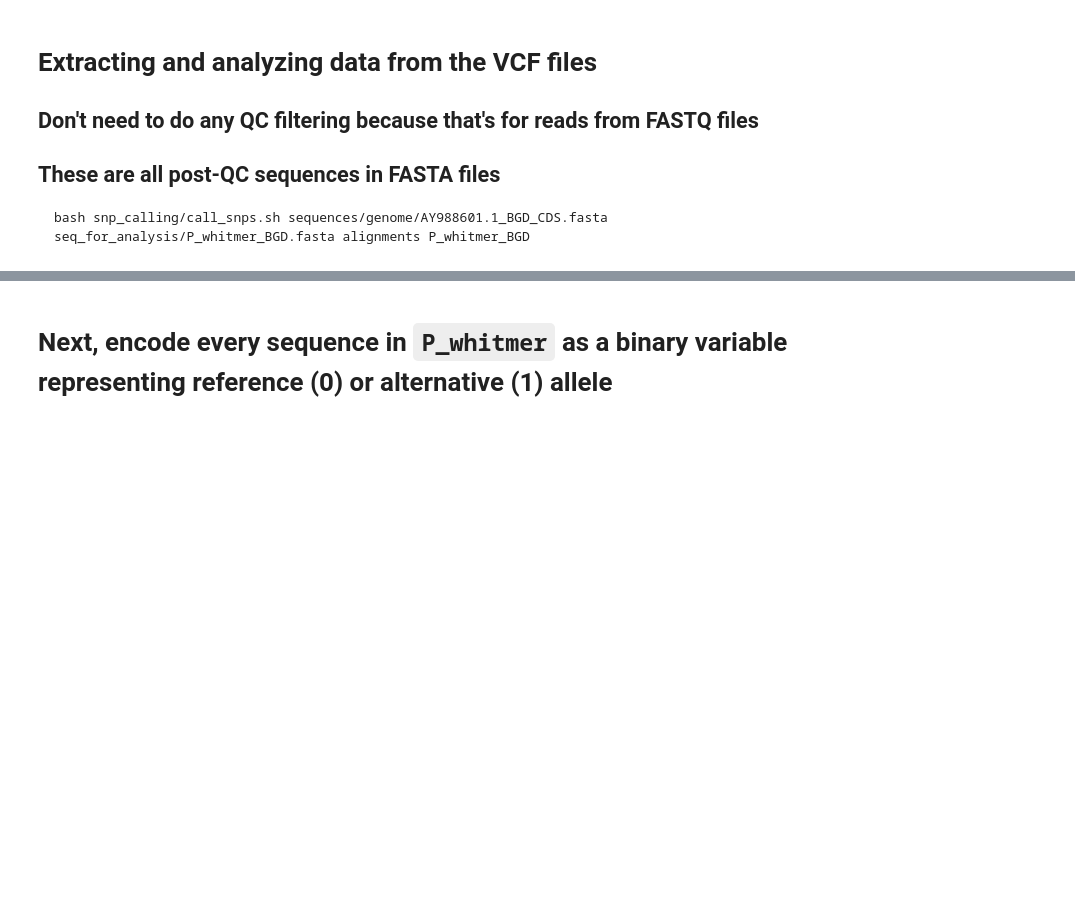
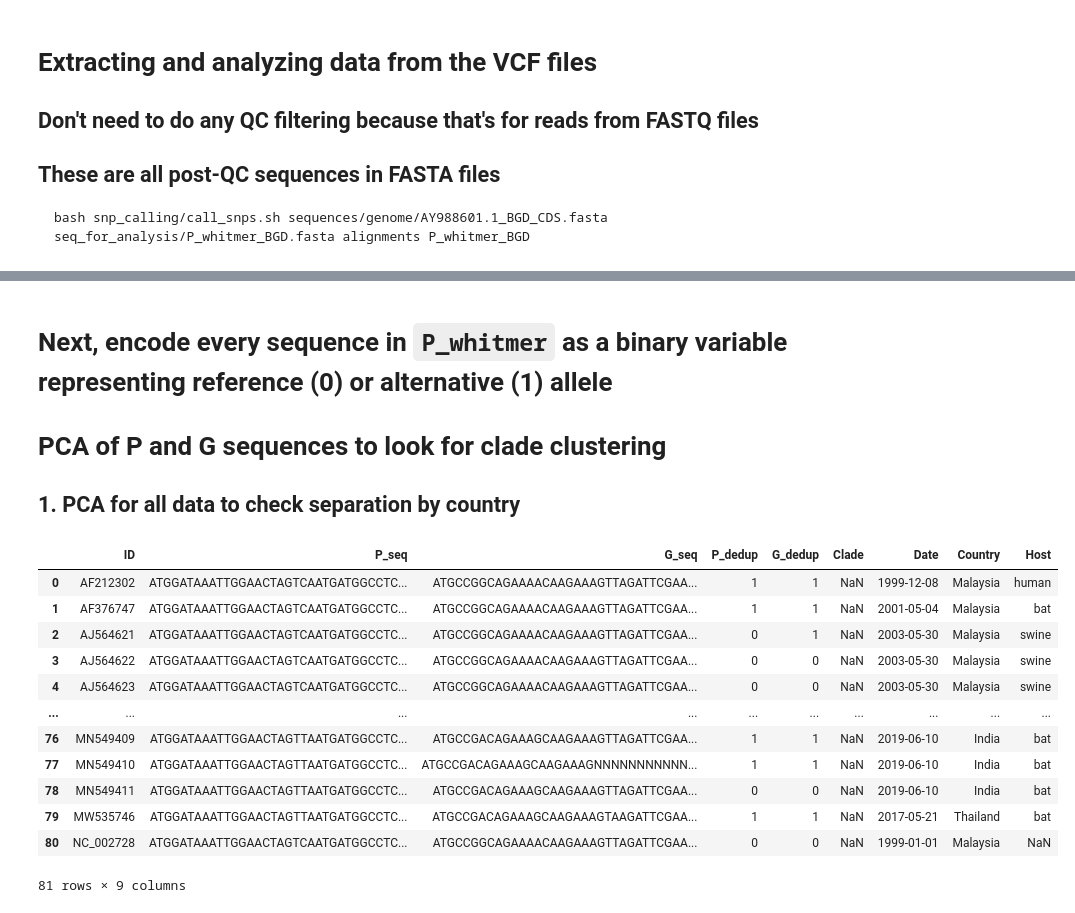
Before and after one commit to sanju99/niv_evo, a Jupyter notebook: clade_differences.ipynb, the cells around one changed output, grey strips where cells are left out. Drawn from its saved outputs; the diff is of its cells as text; code cells hidden in the pictures; blank space fills up the shorter version.

````diff
--- a/clade_differences.ipynb
+++ b/clade_differences.ipynb
@@ -25,4 +28,13 @@ from Bio.SeqRecord import SeqRecord
 ```bash
 bash snp_calling/call_snps.sh sequences/genome/AY988601.1_BGD_CDS.fasta seq_for_analysis/P_whitmer_BGD.fasta alignments P_whitmer_BGD
 ```
+# %%
+# get all the Bangladesh isolates with clade annotations
+P_whitmer = [(seq.id, list(str(seq.seq))) for seq in SeqIO.parse("seq_for_analysis/P_whitmer_BGD.fasta", "fasta")]
+
+names, seqs = list(zip(*P_whitmer))
+seq_df = pd.DataFrame({"Pos": np.arange(2130)+1})
+seq_df = pd.concat([seq_df, pd.DataFrame(seqs).T], axis=1)
+
+seq_df.columns = ["Pos"] + list(names)
 # %%
@@ -82,2 +106,24 @@ P_whitmer = [(seq.id, str(seq.seq)) for seq in SeqIO.parse("seq_for_analysis/P_w
 # %% [markdown]
 # Next, encode every sequence in `P_whitmer` as a binary variable representing reference (0) or alternative (1) allele
+
+# PCA of P and G sequences to look for clade clustering
+
+## 1. PCA for all data to check separation by country
+# %%
+def create_seq_df(metadata):
+
+    # read in all fasta files
+
+    P_all = pd.DataFrame([(seq.id, str(seq.seq)) for seq in SeqIO.parse("sequences/PG/P_seqs.fasta", "fasta")]).rename(columns={0: "ID", 1:"P_seq"})
+    G_all = pd.DataFrame([(seq.id, str(seq.seq)) for seq in SeqIO.parse("sequences/PG/G_seqs.fasta", "fasta")]).rename(columns={0: "ID", 1:"G_seq"})
+
+    P_unique = [seq.id for seq in SeqIO.parse("seq_for_analysis/P_deduplicated.fasta", "fasta")]
+    G_unique = [seq.id for seq in SeqIO.parse("seq_for_analysis/G_deduplicated.fasta", "fasta")]
+
+    seq_df = pd.merge(P_all, G_all, how="outer")
+
+    # add variables for whether a sequence is part of the deduplicated sets (deduplication done randomly because metadata not significantly different to justify selecting a particular sequence)
+    seq_df["P_dedup"] = seq_df["ID"].isin(P_unique).astype(int)
+    seq_df["G_dedup"] = seq_df["ID"].isin(G_unique).astype(int)
+
+    return seq_df.merge(metadata, on="ID", how="outer")
@@ -83,0 +152,25 @@ P_whitmer = [(seq.id, str(seq.seq)) for seq in SeqIO.parse("seq_for_analysis/P_w
+# %%
+metadata = pd.read_csv("metadata_all.csv")
+master_seq_df = create_seq_df(metadata)
+# %%
+# remove NaN rows
+P_not_missing = master_seq_df.loc[(~pd.isnull(master_seq_df["P_seq"]))].reset_index(drop=True)
+
+# remove sequences with more than one missing nucleotide in a row -- indicates large portions that are missing, not just a few ambiguous nucleotides
+# P_not_missing = P_not_missing.loc[~P_not_missing["P_seq"].str.contains("NN")].merge(metadata, on="ID")
+# %%
+P_not_missing
+# %% [output]
+|  | ID | P_seq | G_seq | P_dedup | G_dedup | Clade | Date | Country | Host |
+| 0 | AF212302 | ATGGATAAATTGGAACTAGTCAATGATGGCCTC... | ATGCCGGCAGAAAACAAGAAAGTTAGATTCGAA... | 1 | 1 | NaN | 1999-12-08 | Malaysia | human |
+| 1 | AF376747 | ATGGATAAATTGGAACTAGTCAATGATGGCCTC... | ATGCCGGCAGAAAACAAGAAAGTTAGATTCGAA... | 1 | 1 | NaN | 2001-05-04 | Malaysia | bat |
+| 2 | AJ564621 | ATGGATAAATTGGAACTAGTCAATGATGGCCTC... | ATGCCGGCAGAAAACAAGAAAGTTAGATTCGAA... | 0 | 1 | NaN | 2003-05-30 | Malaysia | swine |
+| 3 | AJ564622 | ATGGATAAATTGGAACTAGTCAATGATGGCCTC... | ATGCCGGCAGAAAACAAGAAAGTTAGATTCGAA... | 0 | 0 | NaN | 2003-05-30 | Malaysia | swine |
+| 4 | AJ564623 | ATGGATAAATTGGAACTAGTCAATGATGGCCTC... | ATGCCGGCAGAAAACAAGAAAGTTAGATTCGAA... | 0 | 0 | NaN | 2003-05-30 | Malaysia | swine |
+| ... | ... | ... | ... | ... | ... | ... | ... | ... | ... |
+| 76 | MN549409 | ATGGATAAATTGGAACTAGTTAATGATGGCCTC... | ATGCCGACAGAAAGCAAGAAAGTTAGATTCGAA... | 1 | 1 | NaN | 2019-06-10 | India | bat |
+| 77 | MN549410 | ATGGATAAATTGGAACTAGTTAATGATGGCCTC... | ATGCCGACAGAAAGCAAGAAAGNNNNNNNNNNN... | 1 | 1 | NaN | 2019-06-10 | India | bat |
+| 78 | MN549411 | ATGGATAAATTGGAACTAGTTAATGATGGCCTC... | ATGCCGACAGAAAGCAAGAAAGTTAGATTCGAA... | 0 | 0 | NaN | 2019-06-10 | India | bat |
+| 79 | MW535746 | ATGGATAAATTGGAACTAGTTAATGATGGCCTC... | ATGCCGACAGAAAGCAAGAAAGTAAGATTCGAA... | 1 | 1 | NaN | 2017-05-21 | Thailand | bat |
+| 80 | NC_002728 | ATGGATAAATTGGAACTAGTCAATGATGGCCTC... | ATGCCGGCAGAAAACAAGAAAGTTAGATTCGAA... | 0 | 0 | NaN | 1999-01-01 | Malaysia | NaN |
+81 rows × 9 columns
````
Also changed, not shown: parts of 22 cells of this notebook, 1 other file.
